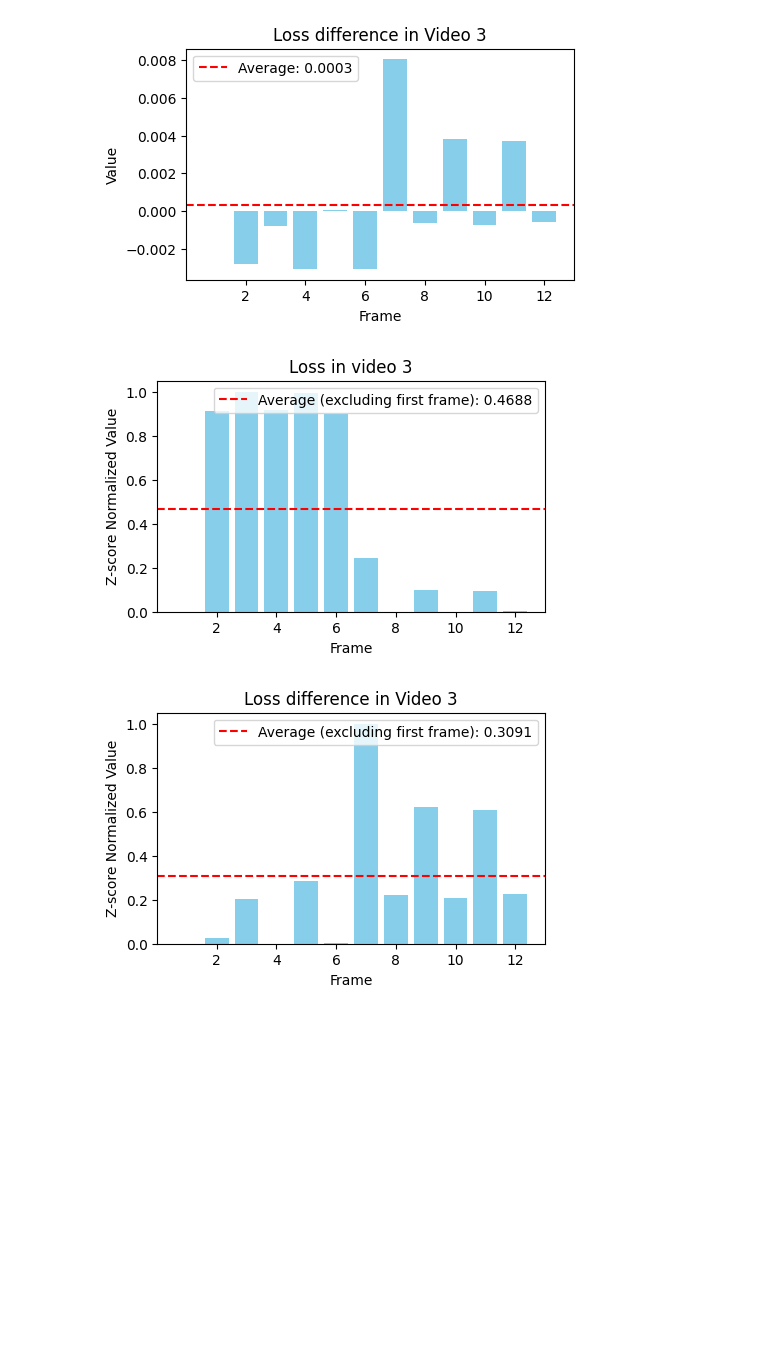
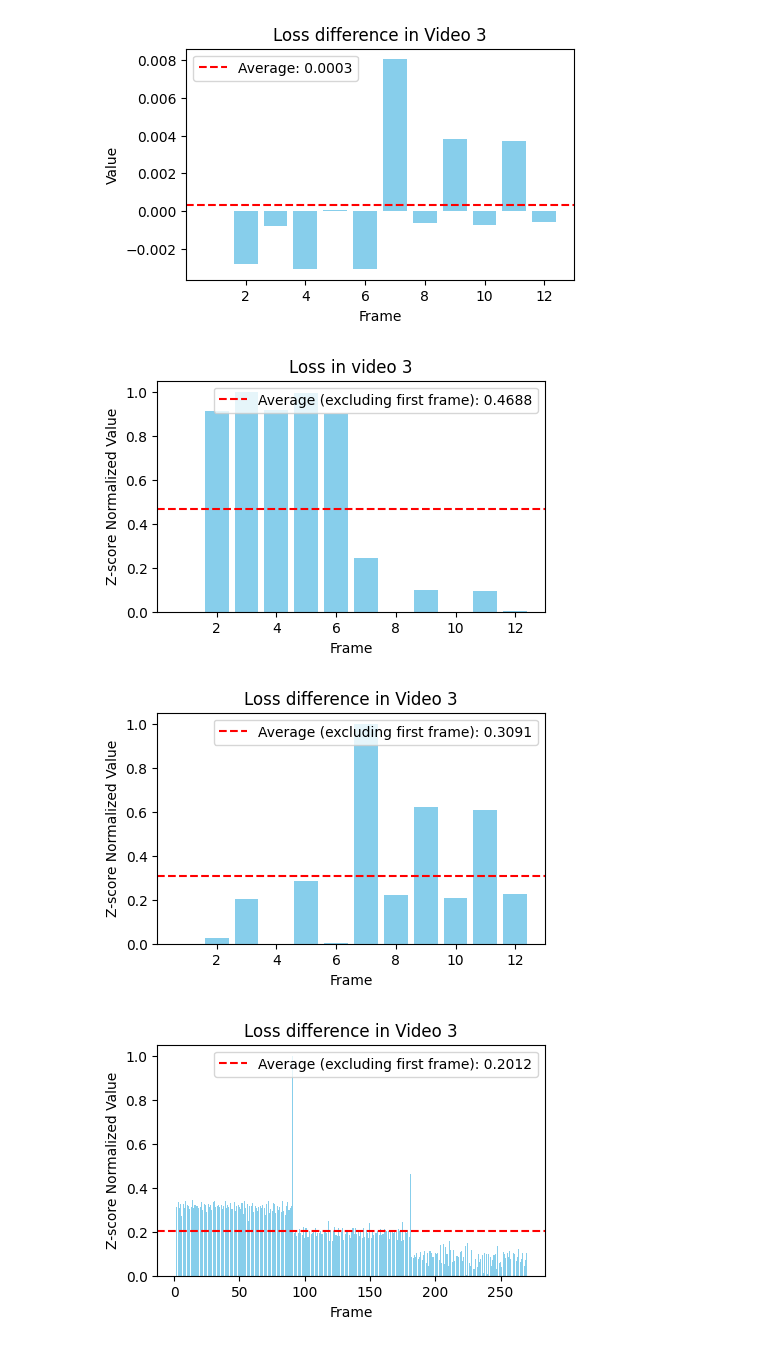
Before and after one commit to ac-freeman/GSVC, a Jupyter notebook: exp/GMM_exp2/draw.ipynb, the cells around one changed output. Drawn from its saved outputs; the diff is of its cells as text; code cells hidden in the pictures; blank space fills up the shorter version.

```diff
--- a/exp/GMM_exp2/draw.ipynb
+++ b/exp/GMM_exp2/draw.ipynb
@@ -48,6 +91,7 @@ import numpy as np
 file_info = {
     "V1_loss_list.txt": "Loss in video 3",
     "V2_loss_list.txt": "Loss difference in Video 3",
+    "Mix_loss_list.txt": "Loss difference in Video 3",
 }
 
 # 定义一个函数读取文件并返回帧数和 z-score 标准化后的值列表（保持第一帧不变）
@@ -62,33 +106,34 @@ def read_file_and_zscore(file_path):
                 value = float(parts[1])
                 frames.append(frame)
                 values.append(value)
 
     # 计算最小值和最大值（不包括第一帧）
     values_to_normalize = values[1:]
     min_value = np.min(values_to_normalize)
     max_value = np.max(values_to_normalize)
 
     # 计算 Min-Max 标准化后的值，将范围限制在 0 到 1
     normalized_values = [values[0]] + [(v - min_value) / (max_value - min_value) for v in values_to_normalize]
 
     return frames, normalized_values
 
 # 绘制每个文件的柱状图
 for file_path, title in file_info.items():
     frames, values = read_file_and_zscore(file_path)
     avg_value = np.mean(values[1:])  # 计算标准化后的平均值，不包括第一帧
 
     plt.figure(figsize=(5, 3))
     plt.bar(frames, values, color='skyblue')
     plt.axhline(y=avg_value, color='red', linestyle='--', label=f'Average (excluding first frame): {avg_value:.4f}')
     plt.xlabel("Frame")
     plt.ylabel("Z-score Normalized Value")
     plt.title(title)
     plt.legend()
     plt.show()
 # %% [output]
 [figure]
 [figure]
+[figure, added]
 # %%
 import os
 import matplotlib.pyplot as plt
```
Also changed, not shown: parts of 2 cells of this notebook, 14 other files.
